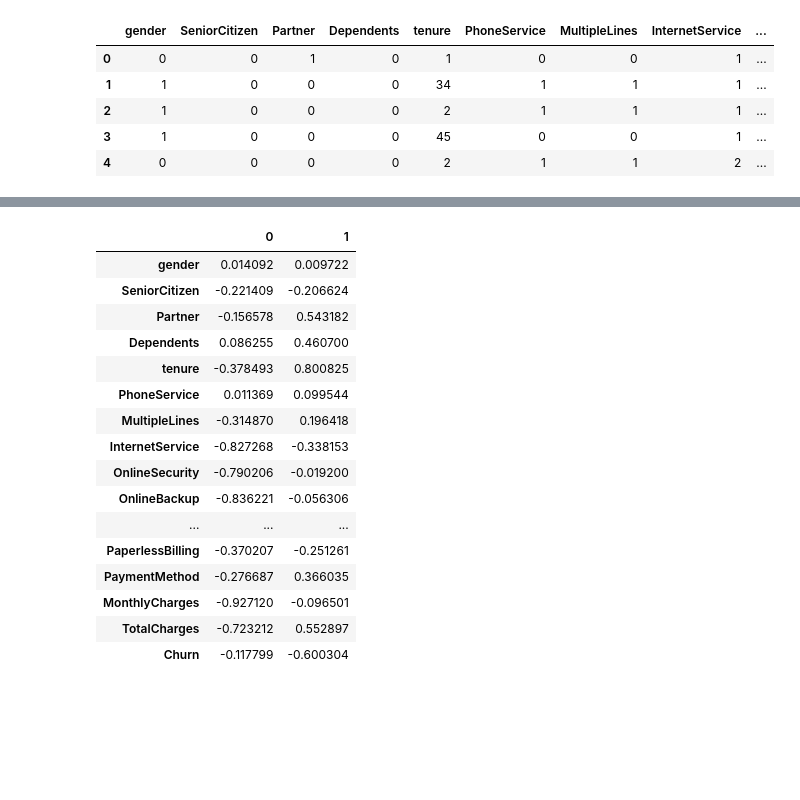
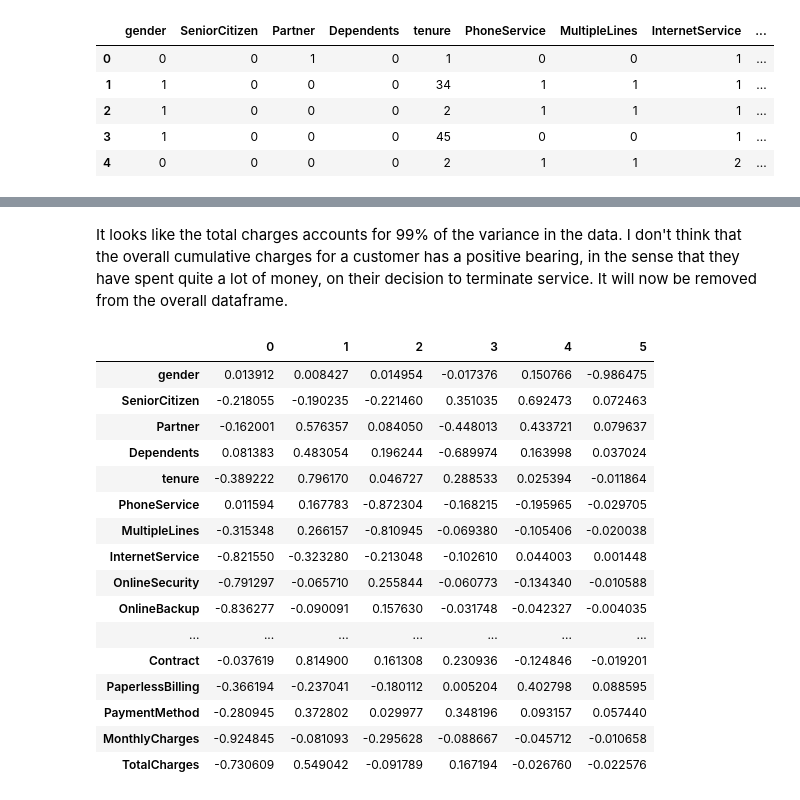
Before and after one commit to cjrutherford/mining, a Jupyter notebook: Data Mining Code Portion..ipynb, the cells around one changed output, grey strips where cells are left out. Cells and saved outputs as stored; diff of their text form; code cells hidden in the pictures; blank space fills up the shorter version.

```diff
--- a/Data Mining Code Portion..ipynb
+++ b/Data Mining Code Portion..ipynb
@@ -295,0 +281,5 @@ customer_data.head()
+# %%
+churn_column = customer_data.Churn
+customer_data = customer_data.drop(columns='Churn')
+print(churn_column.head())
+print(customer_data.head())
@@ -295,0 +304,2 @@ customer_data.head()
+# %% [markdown]
+It looks like the total charges accounts for 99% of the variance in the data. I don't think that the overall cumulative charges for a customer has a positive bearing, in the sense that they have spent quite a lot of money, on their decision to terminate service. It will now be removed from the overall dataframe.
@@ -296,23 +309,23 @@ customer_data.head()
 # %%
-pca = prince.PCA(n_components = 2)
+pca = prince.PCA(n_components = 6)
 fit = pca.fit(customer_data)
 fit = fit.transform(customer_data)
 pca.column_correlations(customer_data)
 # %% [output]
-|  | 0 | 1 |
-| gender | 0.014092 | 0.009722 |
-| SeniorCitizen | -0.221409 | -0.206624 |
-| Partner | -0.156578 | 0.543182 |
-| Dependents | 0.086255 | 0.460700 |
-| tenure | -0.378493 | 0.800825 |
-| PhoneService | 0.011369 | 0.099544 |
-| MultipleLines | -0.314870 | 0.196418 |
-| InternetService | -0.827268 | -0.338153 |
-| OnlineSecurity | -0.790206 | -0.019200 |
-| OnlineBackup | -0.836221 | -0.056306 |
-| ... | ... | ... |
-| PaperlessBilling | -0.370207 | -0.251261 |
-| PaymentMethod | -0.276687 | 0.366035 |
-| MonthlyCharges | -0.927120 | -0.096501 |
-| TotalCharges | -0.723212 | 0.552897 |
-| Churn | -0.117799 | -0.600304 |
+|  | 0 | 1 | 2 | 3 | 4 | 5 |
+| gender | 0.013912 | 0.008427 | 0.014954 | -0.017376 | 0.150766 | -0.986475 |
+| SeniorCitizen | -0.218055 | -0.190235 | -0.221460 | 0.351035 | 0.692473 | 0.072463 |
+| Partner | -0.162001 | 0.576357 | 0.084050 | -0.448013 | 0.433721 | 0.079637 |
+| Dependents | 0.081383 | 0.483054 | 0.196244 | -0.689974 | 0.163998 | 0.037024 |
+| tenure | -0.389222 | 0.796170 | 0.046727 | 0.288533 | 0.025394 | -0.011864 |
+| PhoneService | 0.011594 | 0.167783 | -0.872304 | -0.168215 | -0.195965 | -0.029705 |
+| MultipleLines | -0.315348 | 0.266157 | -0.810945 | -0.069380 | -0.105406 | -0.020038 |
+| InternetService | -0.821550 | -0.323280 | -0.213048 | -0.102610 | 0.044003 | 0.001448 |
+| OnlineSecurity | -0.791297 | -0.065710 | 0.255844 | -0.060773 | -0.134340 | -0.010588 |
+| OnlineBackup | -0.836277 | -0.090091 | 0.157630 | -0.031748 | -0.042327 | -0.004035 |
+| ... | ... | ... | ... | ... | ... | ... |
+| Contract | -0.037619 | 0.814900 | 0.161308 | 0.230936 | -0.124846 | -0.019201 |
+| PaperlessBilling | -0.366194 | -0.237041 | -0.180112 | 0.005204 | 0.402798 | 0.088595 |
+| PaymentMethod | -0.280945 | 0.372802 | 0.029977 | 0.348196 | 0.093157 | 0.057440 |
+| MonthlyCharges | -0.924845 | -0.081093 | -0.295628 | -0.088667 | -0.045712 | -0.010658 |
+| TotalCharges | -0.730609 | 0.549042 | -0.091789 | 0.167194 | -0.026760 | -0.022576 |
```
Also changed, not shown: parts of 15 cells of this notebook.
